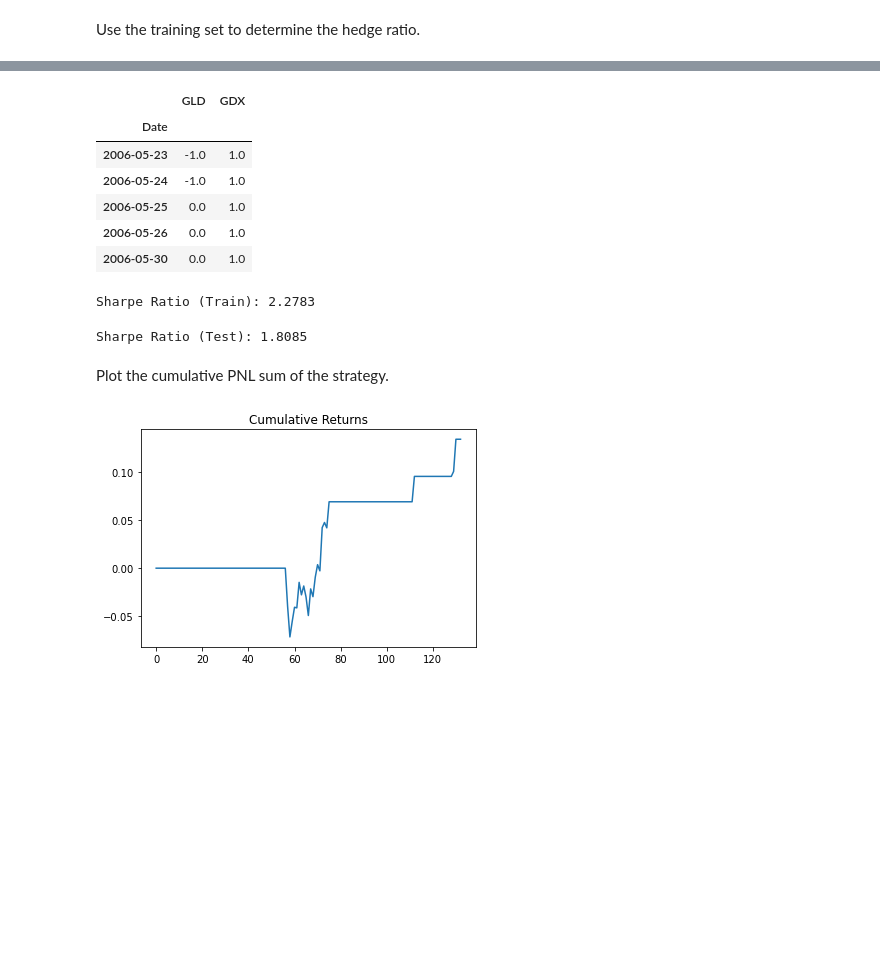
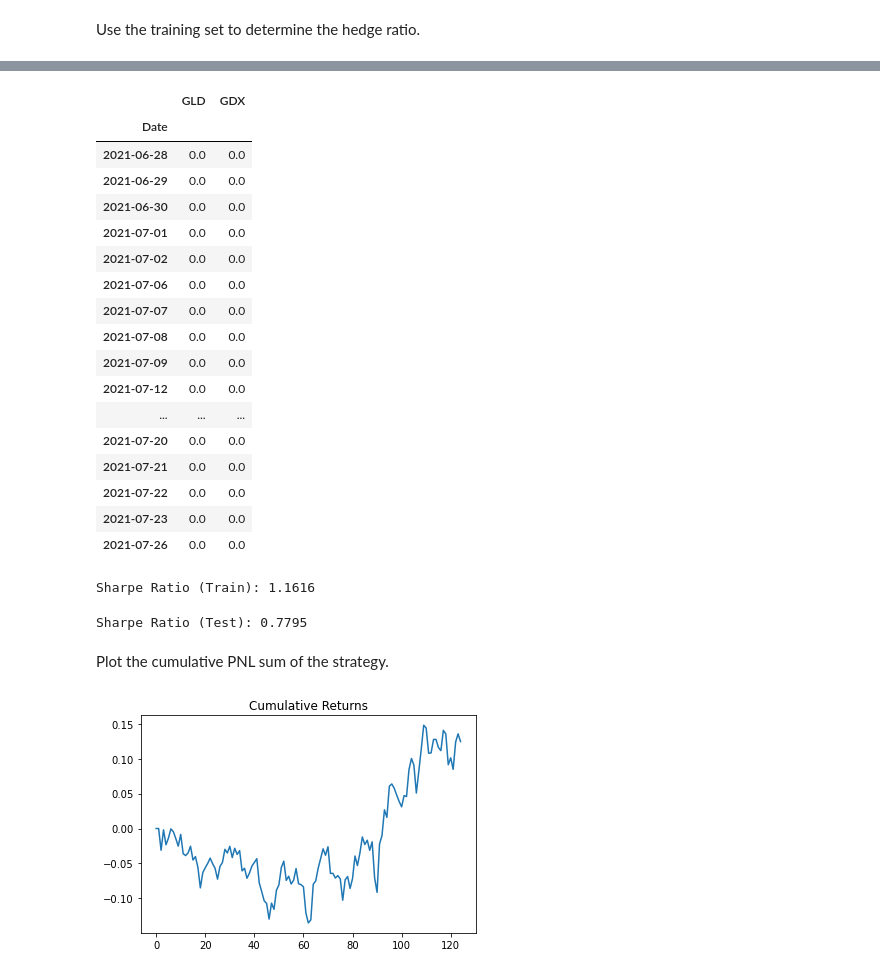
Before and after one commit to milesChild/quant-practice-materials, a Jupyter notebook: backtesting/gld_gdx_algo/pair_trading_algo.ipynb, the cells around one changed output, grey strips where cells are left out. Cells and saved outputs as stored; diff of their text form; code cells hidden in the pictures; blank space fills up the shorter version.

```diff
--- a/backtesting/gld_gdx_algo/pair_trading_algo.ipynb
+++ b/backtesting/gld_gdx_algo/pair_trading_algo.ipynb
@@ -18,7 +27,7 @@ import statsmodels.api as sm
 # %%
 # Using the local data, create a merged df of stock data.
-gld_df = pd.read_excel('GLD.xls')
-gdx_df = pd.read_excel('GDX.xls')
+gld_df = pd.read_excel('gld2.xlsx')
+gdx_df = pd.read_excel('gdx2.xlsx')
 df = pd.merge(gld_df, gdx_df, on='Date', suffixes=('_GLD', '_GDX'))
 df.set_index('Date', inplace=True)
 df.sort_index(inplace=True)
@@ -97,17 +108,28 @@ df.fillna(method='ffill', inplace=True)
 # %%
 positions_Long = df.loc[:, ['positions_GLD_Long', 'positions_GDX_Long']]
 positions_Short = df.loc[:, ['positions_GLD_Short', 'positions_GDX_Short']]
 positions = np.array(positions_Long) + np.array(positions_Short)
 positions = pd.DataFrame(positions, columns=['GLD', 'GDX'], index=df.index)
-positions.head()
+positions.head(20)
 # %% [output]
 |  | GLD | GDX |
 | Date |  |  |
-| 2006-05-23 | -1.0 | 1.0 |
-| 2006-05-24 | -1.0 | 1.0 |
-| 2006-05-25 | 0.0 | 1.0 |
-| 2006-05-26 | 0.0 | 1.0 |
-| 2006-05-30 | 0.0 | 1.0 |
+| 2021-06-28 | 0.0 | 0.0 |
+| 2021-06-29 | 0.0 | 0.0 |
+| 2021-06-30 | 0.0 | 0.0 |
+| 2021-07-01 | 0.0 | 0.0 |
+| 2021-07-02 | 0.0 | 0.0 |
+| 2021-07-06 | 0.0 | 0.0 |
+| 2021-07-07 | 0.0 | 0.0 |
+| 2021-07-08 | 0.0 | 0.0 |
+| 2021-07-09 | 0.0 | 0.0 |
+| 2021-07-12 | 0.0 | 0.0 |
+| ... | ... | ... |
+| 2021-07-20 | 0.0 | 0.0 |
+| 2021-07-21 | 0.0 | 0.0 |
+| 2021-07-22 | 0.0 | 0.0 |
+| 2021-07-23 | 0.0 | 0.0 |
+| 2021-07-26 | 0.0 | 0.0 |
 # %%
 daily_returns = df.loc[:, ['Adj Close_GLD', 'Adj Close_GDX']].pct_change()
 pnl = (np.array(positions.shift()) * np.array(daily_returns)).sum(axis=1)
@@ -115,12 +137,12 @@ pnl = (np.array(positions.shift()) * np.array(daily_returns)).sum(axis=1)
 sharpe_train = np.sqrt(252) * np.mean(pnl[train[1:]]) / np.std(pnl[train[1:]])
 print(f'Sharpe Ratio (Train): {sharpe_train:.4f}')
 # %% [output]
-Sharpe Ratio (Train): 2.2783
+Sharpe Ratio (Train): 1.1616
 # %%
 sharpe_test = np.sqrt(252) * np.mean(pnl[test[1:]]) / np.std(pnl[test[1:]])
 print(f'Sharpe Ratio (Test): {sharpe_test:.4f}')
 # %% [output]
-Sharpe Ratio (Test): 1.8085
+Sharpe Ratio (Test): 0.7795
 # %% [markdown]
 Plot the cumulative PNL sum of the strategy.
 # %%
@@ -128,4 +150,4 @@ plt.plot(np.cumsum(pnl[test]))
 plt.title('Cumulative Returns')
 plt.show()
 # %% [output]
-[figure, old version]
+[figure, new version]
```
Also changed, not shown: parts of 10 cells of this notebook, 7 other files.
